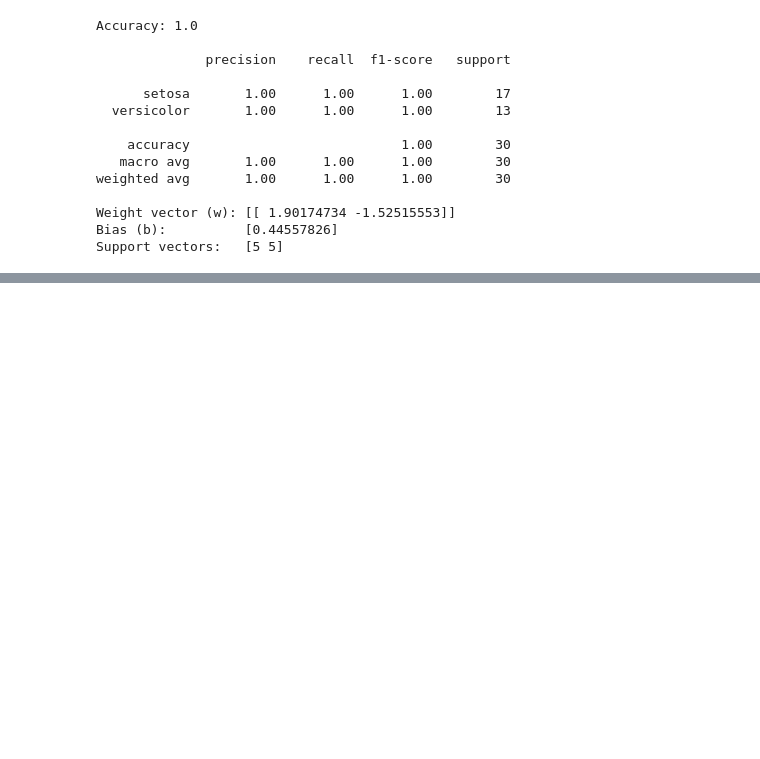
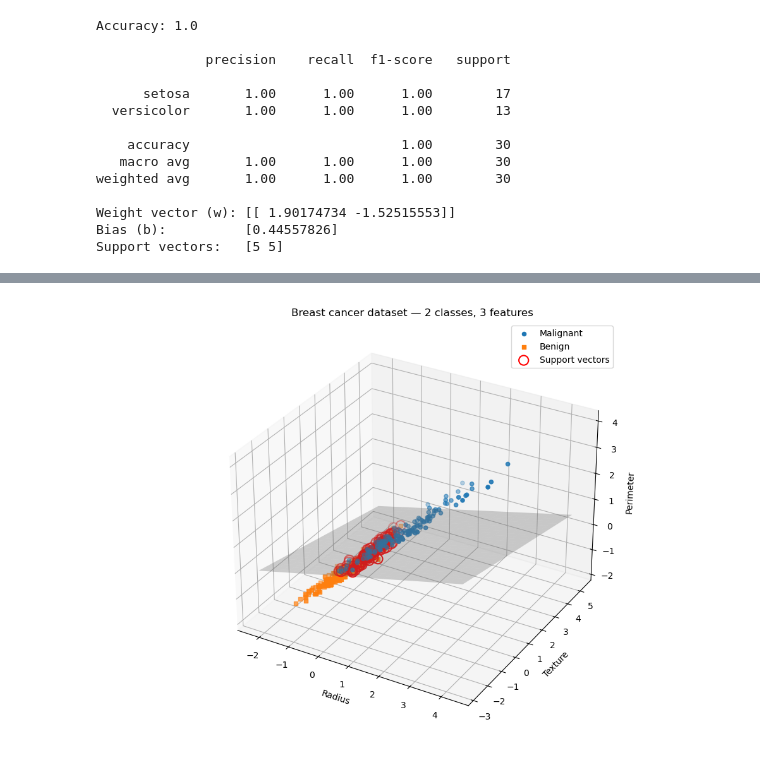
Before and after one commit to martinjimenez388/Road_to_alternatives, a Jupyter notebook: SupVecMach.ipynb, the cells around one changed output, grey strips where cells are left out. Saved outputs shown, nothing was run; the diff lists cells and outputs as text; code cells hidden in the pictures; blank space fills up the shorter version.

```diff
--- a/SupVecMach.ipynb
+++ b/SupVecMach.ipynb
@@ -75,0 +147,79 @@ Support vectors:   [5 5]
+# %%
+"""
+# Scatter plot — each colour is a class
+plt.figure(figsize=(8, 5))
+plt.scatter(X[y == 0, 0], X[y == 0, 1], label="Malignant", marker="o")
+plt.scatter(X[y == 1, 0], X[y == 1, 1], label="Benign", marker="s")
+# --- Plot the decision boundary + margins ---
+# After fitting the scaler and the SVM (clf), create a mesh over the plot area
+# We need to scale the axes the same way we scaled the training data
+
+# Build a grid in the original (unscaled) feature space
+x_min, x_max = X[:, 0].min() - 0.5, X[:, 0].max() + 0.5
+y_min, y_max = X[:, 1].min() - 0.5, X[:, 1].max() + 0.5
+z_min, z_max = X[:, 2].min() - 0.5, X[:, 2].max() + 0.5
+xx, yy = np.meshgrid(np.linspace(x_min, x_max, 100),
+                      np.linspace(y_min, y_max, 100), np.linspace(z_min, z_max, 100))
+
+# Scale the grid points the same way the training data was scaled
+grid_points = np.c_[xx.ravel(), yy.ravel()]
+grid_scaled = scaler.transform(grid_points)
+
+# Get the decision function value at each grid point
+Z = clf.decision_function(grid_scaled).reshape(xx.shape)
+
+# Draw the decision boundary (Z=0) and the margins (Z=-1, Z=+1)
+plt.contour(xx, yy, Z, levels=[-1, 0, 1],
+            linestyles=["--", "-", "--"],
+            colors=["tab:blue", "black", "tab:orange"])
+
+# Highlight the support vectors
+sv = scaler.inverse_transform(clf.support_vectors_)  # back to original scale
+plt.scatter(sv[:, 0], sv[:, 1], s=120, facecolors="none",
+            edgecolors="red", linewidths=1.5, label="support vectors")
+"""
+
+# Separate the two classes
+class_0 = X_train[y_train == 0]
+class_1 = X_train[y_train == 1]
+
+fig = plt.figure(figsize=(10, 7))
+ax = fig.add_subplot(111, projection="3d")
+
+# Scatter the two classes
+ax.scatter(class_0[:, 0], class_0[:, 1], class_0[:, 2],
+           label="Malignant", marker="o")
+ax.scatter(class_1[:, 0], class_1[:, 1], class_1[:, 2],
+           label="Benign", marker="s")
+
+# --- Plot the decision hyperplane ---
+# The hyperplane equation is:  w[0]*x + w[1]*y + w[2]*z + b = 0
+# Solving for z:  z = -(w[0]*x + w[1]*y + b) / w[2]
+w = clf.coef_[0]
+b = clf.intercept_[0]
+
+# Create a grid over the x-y range of the data
+xlim = ax.get_xlim()
+ylim = ax.get_ylim()
+xx, yy = np.meshgrid(np.linspace(xlim[0], xlim[1], 30),
+                      np.linspace(ylim[0], ylim[1], 30))
+zz = -(w[0] * xx + w[1] * yy + b) / w[2]
+
+# Draw the plane as a semi-transparent surface
+ax.plot_surface(xx, yy, zz, alpha=0.3, color="gray")
+
+# Highlight support vectors
+sv = clf.support_vectors_
+ax.scatter(sv[:, 0], sv[:, 1], sv[:, 2],
+           s=120, facecolors="none", edgecolors="red",
+           linewidths=1.5, label="Support vectors")
+
+ax.set_xlabel("Radius")
+ax.set_ylabel("Texture")
+ax.set_zlabel("Perimeter")
+ax.set_title("Breast cancer dataset — 2 classes, 3 features")
+ax.legend()
+plt.tight_layout()
+plt.show()
+# %% [output]
+[figure, added]
```
Also changed, not shown: parts of 7 cells of this notebook.
